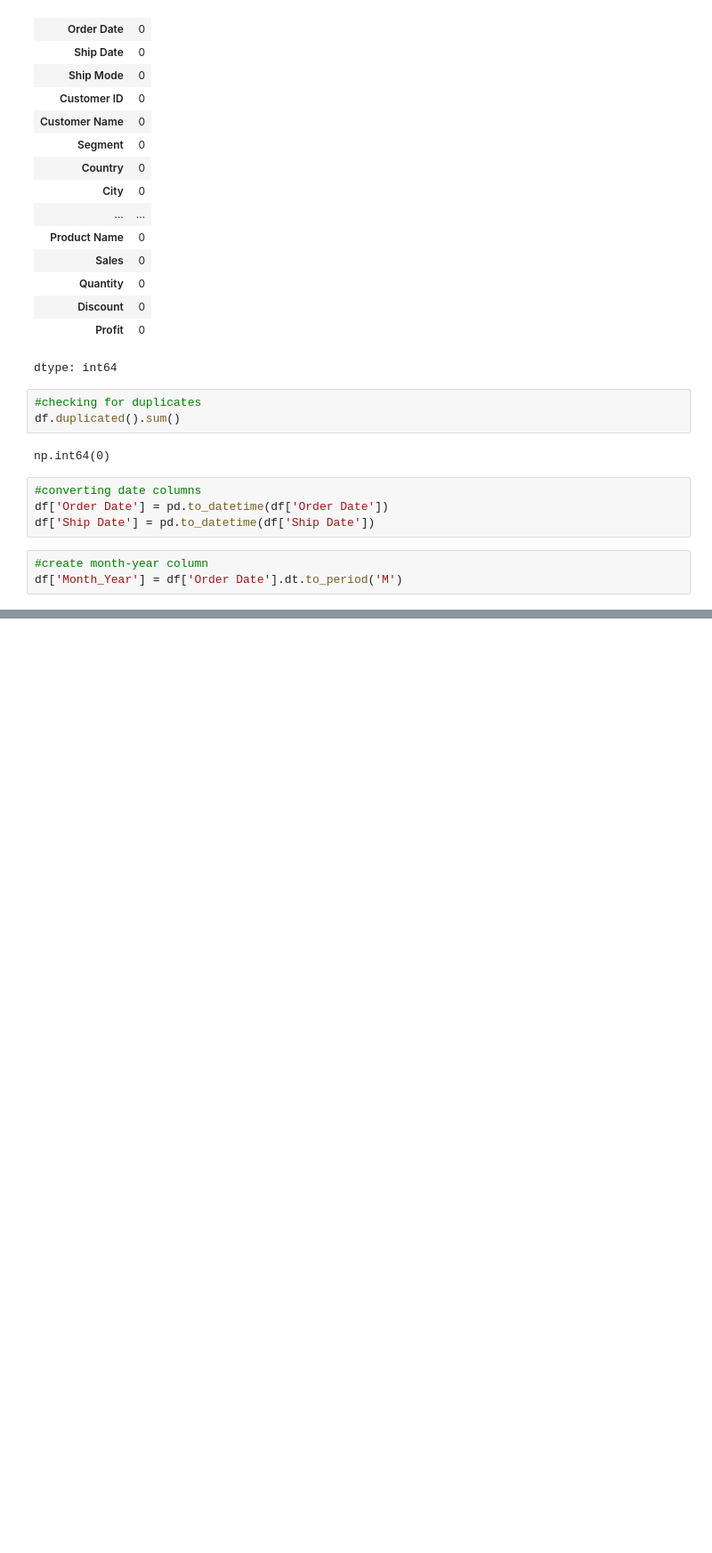
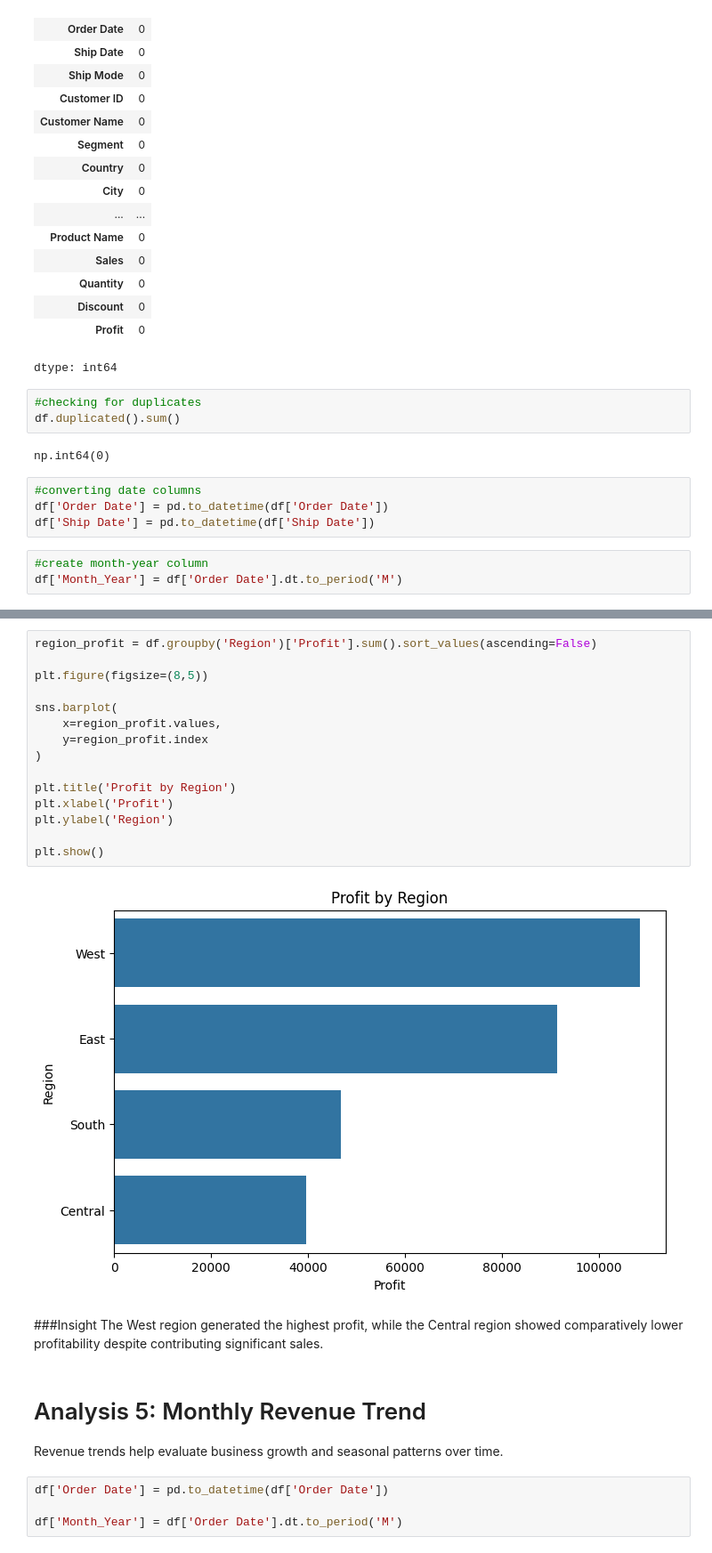
Before and after one commit to akshara-git17/synent-task5-sales-data-analysis-akshara_dave, a Jupyter notebook: Task5_Sales_Data_Analysis.ipynb, the cells around one changed output, grey strips where cells are left out. Shown at 89% size. Drawn from its saved outputs; the diff is of its cells as text; blank space fills up the shorter version.

```diff
--- a/Task5_Sales_Data_Analysis.ipynb
+++ b/Task5_Sales_Data_Analysis.ipynb
@@ -171,0 +274,28 @@ df['Month_Year'] = df['Order Date'].dt.to_period('M')
+# %%
+region_profit = df.groupby('Region')['Profit'].sum().sort_values(ascending=False)
+
+plt.figure(figsize=(8,5))
+
+sns.barplot(
+    x=region_profit.values,
+    y=region_profit.index
+)
+
+plt.title('Profit by Region')
+plt.xlabel('Profit')
+plt.ylabel('Region')
+
+plt.show()
+# %% [output]
+[figure, added]
+# %% [markdown]
+###Insight
+The West region generated the highest profit, while the Central region showed comparatively lower profitability despite contributing significant sales.
+# %% [markdown]
+# Analysis 5: Monthly Revenue Trend
+
+Revenue trends help evaluate business growth and seasonal patterns over time.
+# %%
+df['Order Date'] = pd.to_datetime(df['Order Date'])
+
+df['Month_Year'] = df['Order Date'].dt.to_period('M')
```
Also changed, not shown: parts of 27 cells of this notebook.
